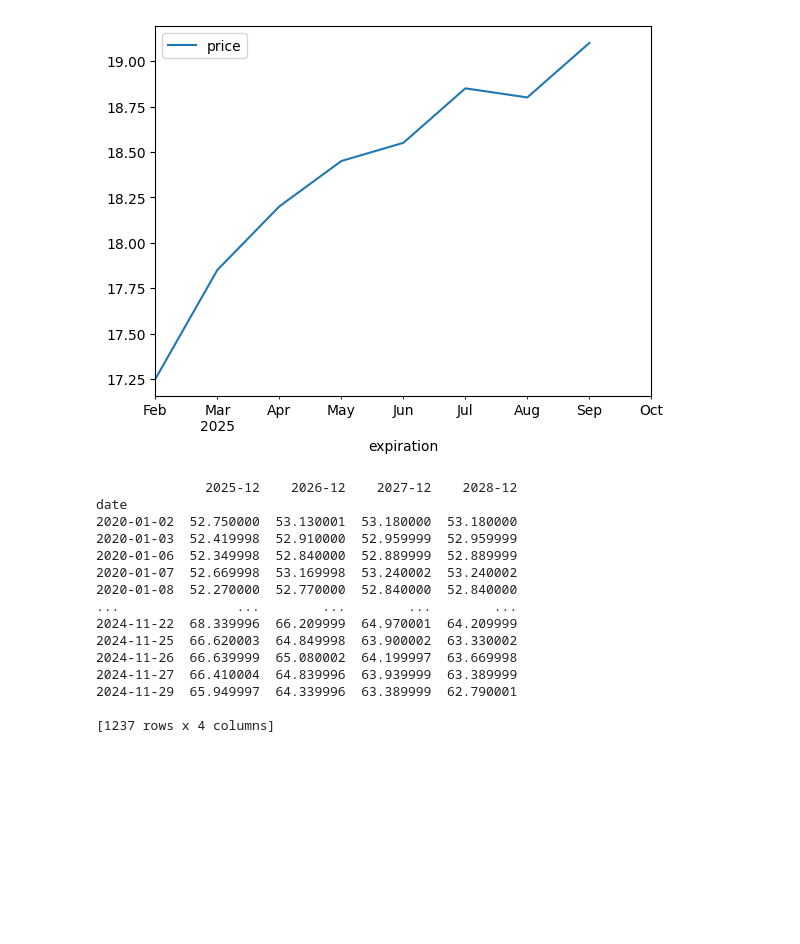
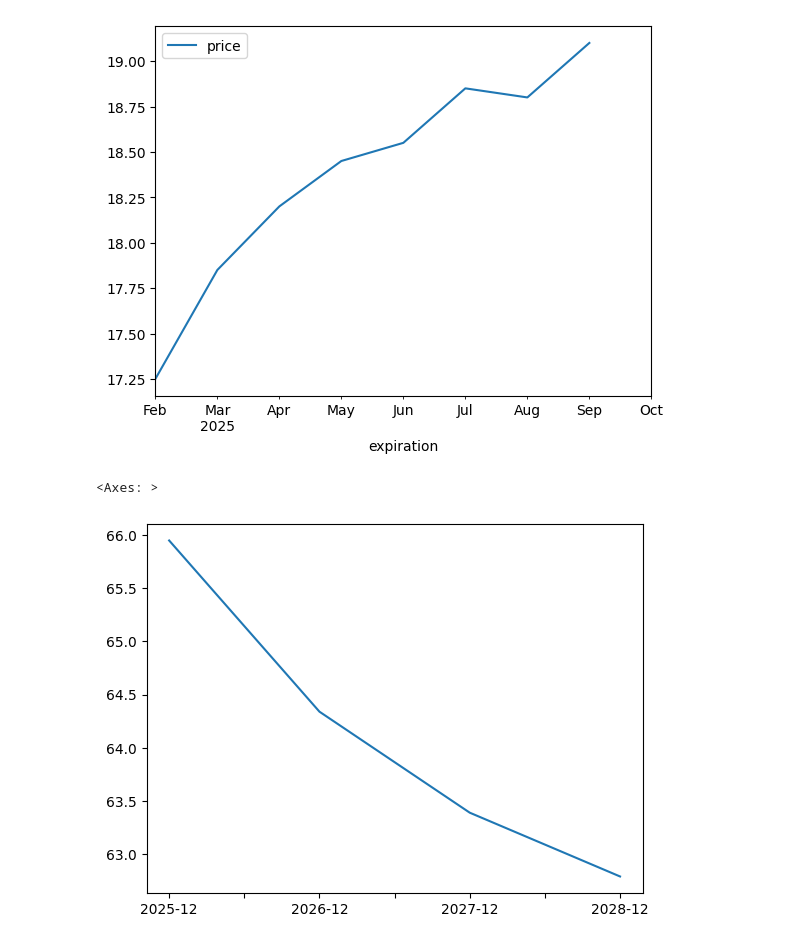
Before and after one commit to silaselisha/quants, a Jupyter notebook: openbb_data/openbb.ipynb, the cells around one changed output. Saved outputs shown, nothing was run; the diff lists cells and outputs as text; code cells hidden in the pictures; blank space fills up the shorter version.

Commit message:
visualize futures contracts

```diff
--- a/openbb_data/openbb.ipynb
+++ b/openbb_data/openbb.ipynb
@@ -103,29 +103,16 @@ data.plot()
 # %%
 import pandas as pd
 from openbb import obb
 obb.user.preferences.output_type = "dataframe"
 
 expirations = ["2025-12", "2026-12", "2027-12", "2028-12"]
 contracts = []
 for exp in expirations:
     data = obb.derivatives.futures.historical(symbol="CL", expiration=exp, start_date="2020-01-01", end_date="2024-12-01").rename(columns={"close": exp})
     contracts.append(data[exp])
 
 historical = (pd.DataFrame(contracts).transpose().dropna())
-historical.iloc[-1].
+historical.iloc[-1].plot()
 # %% [output]
-              2025-12    2026-12    2027-12    2028-12
-date
-2020-01-02  52.750000  53.130001  53.180000  53.180000
-2020-01-03  52.419998  52.910000  52.959999  52.959999
-2020-01-06  52.349998  52.840000  52.889999  52.889999
-2020-01-07  52.669998  53.169998  53.240002  53.240002
-2020-01-08  52.270000  52.770000  52.840000  52.840000
-...               ...        ...        ...        ...
-2024-11-22  68.339996  66.209999  64.970001  64.209999
-2024-11-25  66.620003  64.849998  63.900002  63.330002
-2024-11-26  66.639999  65.080002  64.199997  63.669998
-2024-11-27  66.410004  64.839996  63.939999  63.389999
-2024-11-29  65.949997  64.339996  63.389999  62.790001
-
-[1237 rows x 4 columns]
+<Axes: >
+[figure, added]
```
